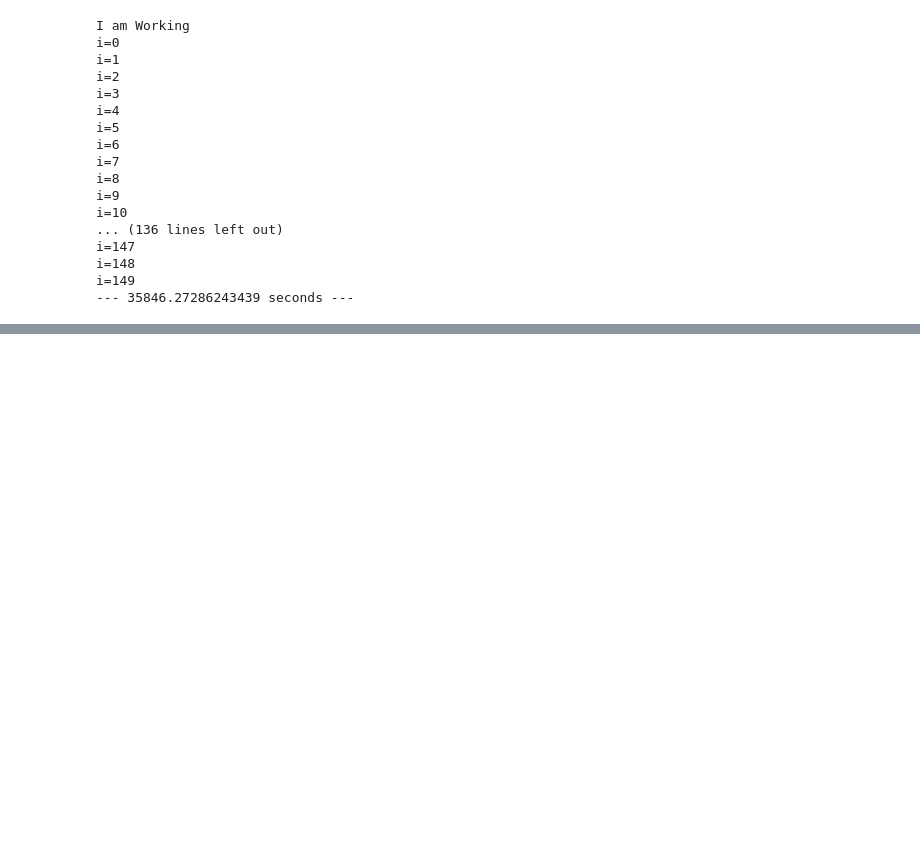
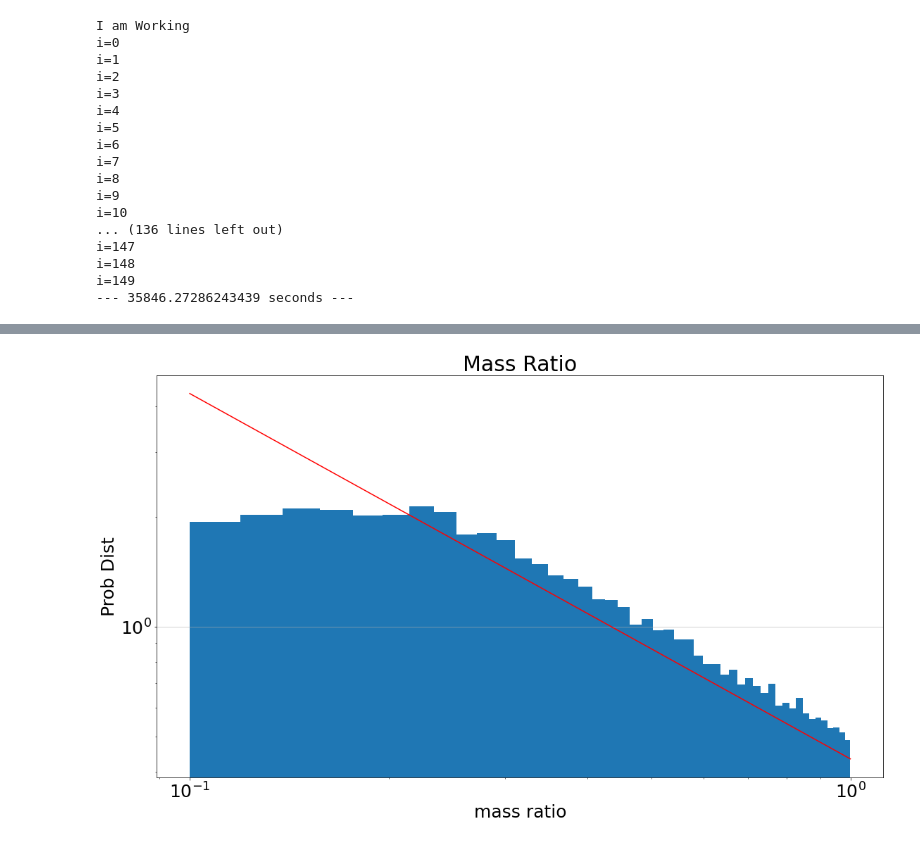
Before and after one commit to RCianca/DarkSirensStat, a Jupyter notebook: DSCatalogueCreator/ADAM.ipynb, the cells around one changed output, grey strips where cells are left out. Saved outputs shown, nothing was run; the diff lists cells and outputs as text; code cells hidden in the pictures; blank space fills up the shorter version.

```diff
--- a/DSCatalogueCreator/ADAM.ipynb
+++ b/DSCatalogueCreator/ADAM.ipynb
@@ -195,0 +301,24 @@ i=149
+# %%
+#---------Mass Ratio-------------------------------------------
+low_q=lambda q: 1/q
+high_q=lambda q: np.sqrt(q)
+# %%
+tempdf=dscat.loc[(dscat['M1'] >= 4) & (dscat['M1'] <= 90)]
+# %%
+testlowq=tempdf['q']
+# %%
+qtemp=np.linspace(0.1,1,100000)
+tempnorm=quad(low_q,0.1,1)[0]
+fig,ax = plt.subplots()
+fig.set_size_inches(18.5, 10.5)
+plt.rcParams.update({'font.size': 25})
+ax.plot(qtemp,low_q(qtemp)/tempnorm,label='Low ratio',color='r')
+myhist=plt.hist(testlowq,bins='auto',density=True)
+plt.grid(axis='y', alpha=0.75)
+plt.xlabel('mass ratio')
+plt.ylabel('Prob Dist')
+plt.title('Mass Ratio')
+plt.yscale('log')
+plt.xscale('log')
+# %% [output]
+[figure, added]
```
Also changed, not shown: parts of 13 cells of this notebook, 2 other files.
